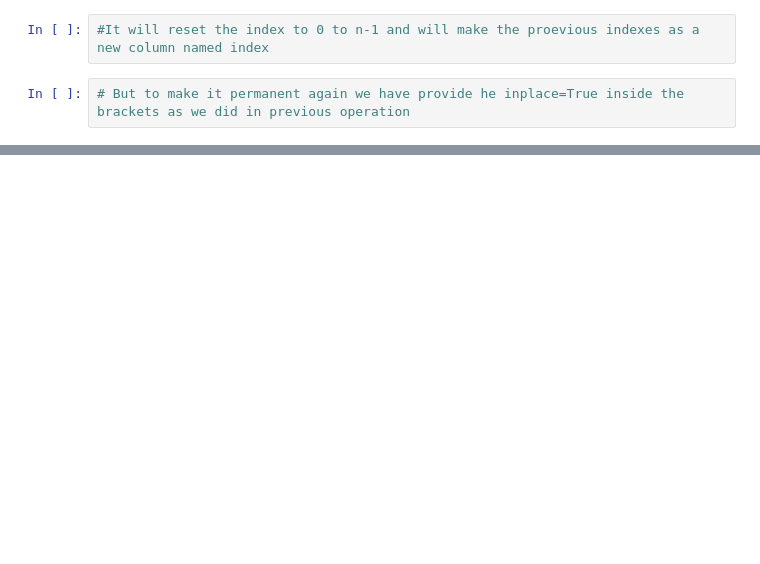
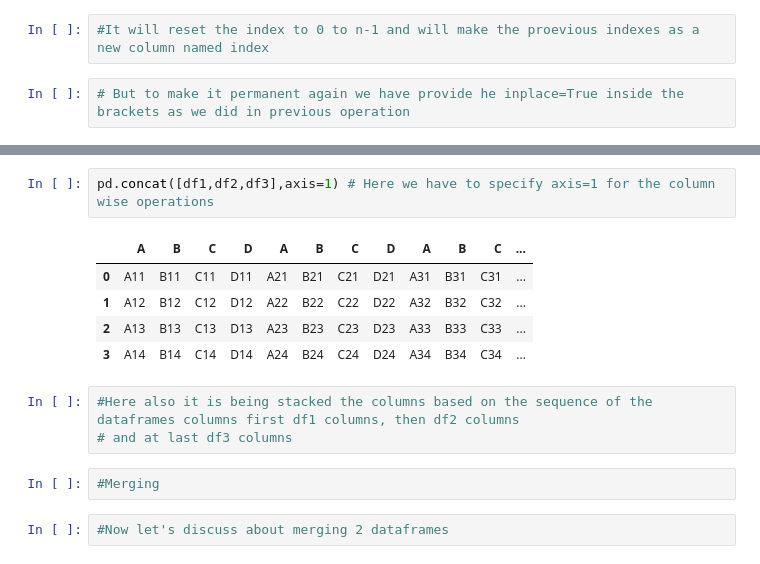
Before and after one commit to MLisEasy/Python-basics, a Jupyter notebook: Introduction to Pandas.ipynb, the cells around one changed output, grey strips where cells are left out. Cells and saved outputs as stored; diff of their text form; blank space fills up the shorter version.

```diff
--- a/Introduction to Pandas.ipynb
+++ b/Introduction to Pandas.ipynb
@@ -403,0 +497,15 @@ df.set_index('y')
+# %%
+pd.concat([df1,df2,df3],axis=1) # Here we have to specify axis=1 for the column wise operations
+# %% [output]
+|  | A | B | C | D | A | B | C | D | A | B | C | ... |
+| 0 | A11 | B11 | C11 | D11 | A21 | B21 | C21 | D21 | A31 | B31 | C31 | ... |
+| 1 | A12 | B12 | C12 | D12 | A22 | B22 | C22 | D22 | A32 | B32 | C32 | ... |
+| 2 | A13 | B13 | C13 | D13 | A23 | B23 | C23 | D23 | A33 | B33 | C33 | ... |
+| 3 | A14 | B14 | C14 | D14 | A24 | B24 | C24 | D24 | A34 | B34 | C34 | ... |
+# %%
+#Here also it is being stacked the columns based on the sequence of the dataframes columns first df1 columns, then df2 columns
+# and at last df3 columns
+# %%
+#Merging
+# %%
+#Now let's discuss about merging 2 dataframes
```
Also changed, not shown: parts of 90 cells of this notebook.
